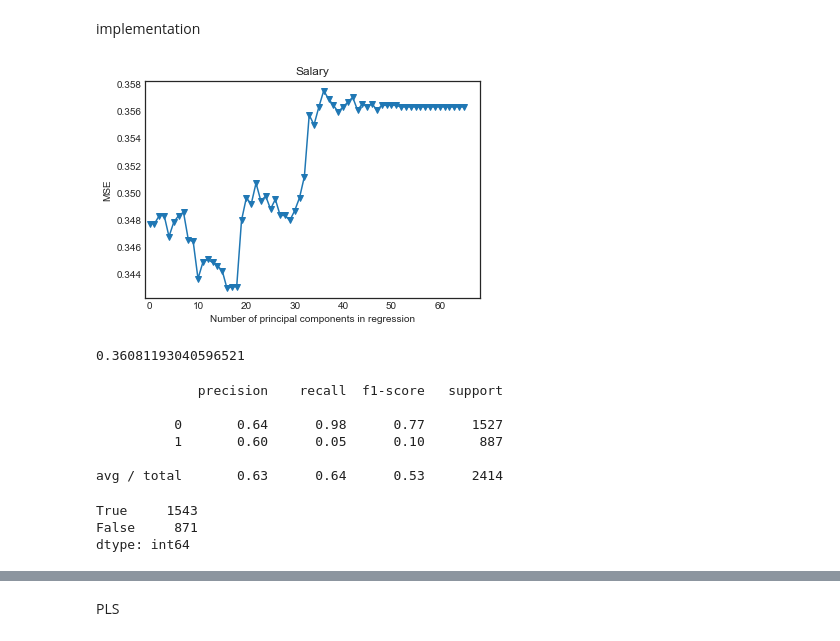
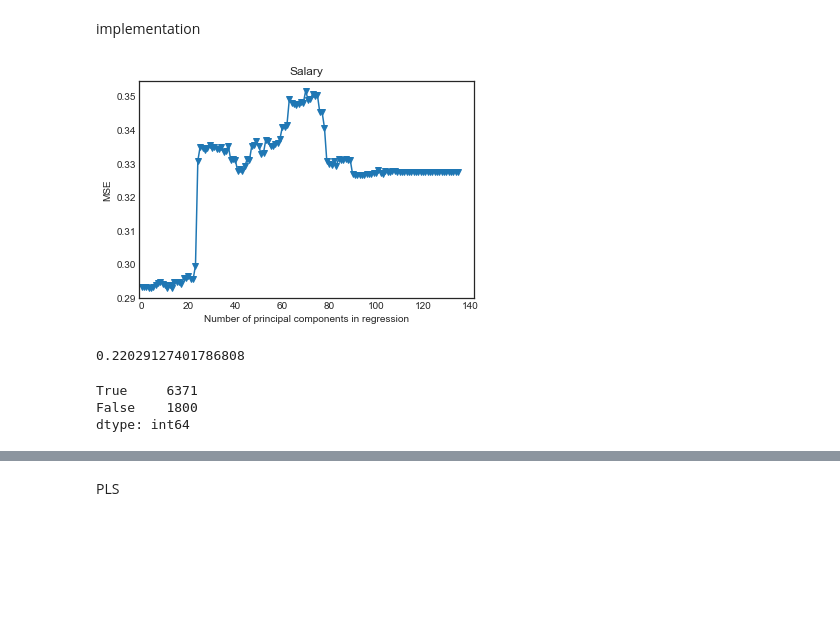
Before and after one commit to hyunkikim3/outside_trader, a Jupyter notebook: method/PCR_PLS_final.ipynb, the cells around one changed output, grey strips where cells are left out. Saved outputs shown, nothing was run; the diff lists cells and outputs as text; code cells hidden in the pictures; blank space fills up the shorter version.

```diff
--- a/method/PCR_PLS_final.ipynb
+++ b/method/PCR_PLS_final.ipynb
@@ -41,12 +33,9 @@ NEW_COL = ['name', 'code', 'time', 'price', 'time_1', 'price_1', 'price_dif_1',
 # %%
-df = pd.DataFrame(data, columns = NEW_COL)
 df = df.dropna(axis=0, how='any')
-df = df[df.did_opening_price_increase == 1]
 # %%
 time_filter = (df['time'].str.startswith("2018-02-21")) | \
-              (df['time'].str.startswith("2018-02-22")) | \
-              (df['time'].str.startswith("2018-02-23")) | \
-              (df['time'].str.startswith("2018-02-26"))
+              (df['time'].str.startswith("2018-02-20")) | \
+              (df['time'].str.startswith("2018-02-14"))
 
 train_df = df[time_filter].reset_index(drop = True)
 test_df = df[~time_filter].reset_index(drop = True)
@@ -74,0 +42,28 @@ y_test_150 = test_df['did_price_150']
+# %%
+X_COL = ['price_1','price_dif_1','sell_1','buy_1','volume_1','variation_1','post_num_1','unique_id_1','click_1',
+     'like_1','dislike_1','price_2','price_dif_2','sell_2','buy_2','volume_2','variation_2','post_num_2','unique_id_2',
+     'click_2','like_2','dislike_2','price_3','price_dif_3','sell_3','buy_3','volume_3','variation_3','post_num_3',
+     'unique_id_3','click_3','like_3','dislike_3','mkt_cap','kospi','kosdaq','trash','yesterday_closing_price',
+     'is_maximum','is_minimum','price_volatility','price_trend','average_price_volatility','sell_minus_buy_1',
+     'sell_minus_buy_2','sell_minus_buy_3','is_price_gap_stable','price_gap_volatility','is_like_higher',
+     'volume_trend','post_num_trend','unique_id_trend','click_trend','kospi_ind','kosdaq_ind','time_slot',
+     'ko_inter','early_mor','morning','lunch','afternoon','late','mkt_change','alpha','per_now','kospi_1','kospi_2',
+     'kospi_3','kosdaq_1','kosdaq_2','kosdaq_3','kospi_trend','kosdaq_trend','did_opening_price_increase',
+     'price_1_sq','price_dif_1_sq','sell_1_sq','buy_1_sq','volume_1_sq','variation_1_sq','post_num_1_sq',
+     'unique_id_1_sq','click_1_sq','like_1_sq','dislike_1_sq','price_2_sq','price_dif_2_sq','sell_2_sq',
+     'buy_2_sq','volume_2_sq','variation_2_sq','post_num_2_sq','unique_id_2_sq','click_2_sq','like_2_sq',
+     'dislike_2_sq','price_3_sq','price_dif_3_sq','sell_3_sq','buy_3_sq','volume_3_sq','variation_3_sq',
+     'post_num_3_sq','unique_id_3_sq','click_3_sq','like_3_sq','dislike_3_sq','mkt_cap_sq',
+     'yesterday_closing_price_sq','price_volatility_sq','price_trend_sq','average_price_volatility_sq',
+     'sell_minus_buy_1_sq','sell_minus_buy_2_sq','sell_minus_buy_3_sq','price_gap_volatility_sq',
+     'volume_trend_sq','post_num_trend_sq','unique_id_trend_sq','click_trend_sq','kospi_ind_sq','kosdaq_ind_sq',
+     'time_slot_sq','ko_inter_sq','mkt_change_sq','alpha_sq','per_now_sq','kospi_1_sq','kospi_2_sq','kospi_3_sq',
+     'kosdaq_1_sq','kosdaq_2_sq','kosdaq_3_sq','kospi_trend_sq','kosdaq_trend_sq']
+# %%
+X = df[X_COL]
+y = df['did_price_033']
+X_train = train_df[X_COL]
+X_test = test_df[X_COL]
+y_train = train_df['did_price_033']
+y_test = test_df['did_price_033']
+y_test_in = test_df['price_increase']
@@ -111,60 +114,51 @@ implementation
 # %%
 pca3 = PCA()
 X_reduced_train = pca3.fit_transform(scale(X_train))
 n = len(X_reduced_train)
 
 kf_10 = KFold(n_splits= 10, shuffle=False, random_state=1)
 
 mse = []
 regr = LogisticRegression()
 
 # Calculate MSE with only the intercept (no principal components in regression)
-score = -1*cross_val_score(regr, np.ones((n,1)), y_train_0, cv=kf_10, scoring='neg_mean_squared_error').mean()
+score = -1*cross_val_score(regr, np.ones((n,1)), y_train, cv=kf_10, scoring='neg_mean_squared_error').mean()
 mse.append(score)
 
-# Calculate MSE using CV for the 19 principle components, adding one component at the time.
-for i in np.arange(1, 66):
-    score = abs(cross_val_score(regr, X_reduced_train[:,:i], y_train_0, cv=kf_10, scoring='neg_mean_squared_error')).mean()
+# Calculate MSE using CV for the principle components, adding one component at the time.
+for i in np.arange(1, 136):
+    score = abs(cross_val_score(regr, X_reduced_train[:,:i], y_train, cv=kf_10, scoring='neg_mean_squared_error')).mean()
     mse.append(score)
 
 plt.plot(np.array(mse), '-v')
 plt.xlabel('Number of principal components in regression')
 plt.ylabel('MSE')
 plt.title('Salary')
-plt.xlim(xmin=-1); #five is enough
+plt.xlim(xmin=-1);
 # %% [output]
-[figure, old version]
+[figure, new version]
 # %%
 pca3 = PCA()
 X_reduced_train = pca3.fit_transform(scale(X_train))
 n = len(X_reduced_train)
 
-X_reduced_test = pca3.transform(scale(X_test))[:,:16]
+X_reduced_test = pca3.transform(scale(X_test))[:,:14]
 
 # Train regression model on training data
 reg_log = LogisticRegression()
-model = reg_log.fit(X_reduced_train[:,:16], y_train_0)
+model = reg_log.fit(X_reduced_train[:,:14], y_train)
 
 # Prediction with test data
-y_pred_0 = reg_log.predict(X_reduced_test)
-mean_squared_error(y_test_0, y_pred_0)
+y_pred = reg_log.predict(X_reduced_test)
+mean_squared_error(y_test, y_pred)
 # %% [output]
-0.36081193040596521
+0.22029127401786808
-# %%
-print(classification_report(compare_0["test_0"], compare_0["pred_0"]))
-# %% [output]
-             precision    recall  f1-score   support
-
-          0       0.64      0.98      0.77      1527
-          1       0.60      0.05      0.10       887
-
-avg / total       0.63      0.64      0.53      2414
 # %%
-compare_0 = pd.concat([pd.DataFrame(y_pred_0), y_test_0.reset_index(drop = True)], axis = 1)
-compare_0.columns = ["pred_0", "test_0"]
-correct = (compare_0["pred_0"] == compare_0["test_0"])
+compare = pd.concat([pd.DataFrame(y_pred), y_test.reset_index(drop = True)], axis = 1)
+compare.columns = ["pred", "test"]
+correct = (compare["pred"] == compare["test"])
 correct.value_counts()
 # %% [output]
-True     1543
-False     871
+True     6371
+False    1800
 dtype: int64
```
Also changed, not shown: parts of 28 cells of this notebook, 4 other files.
